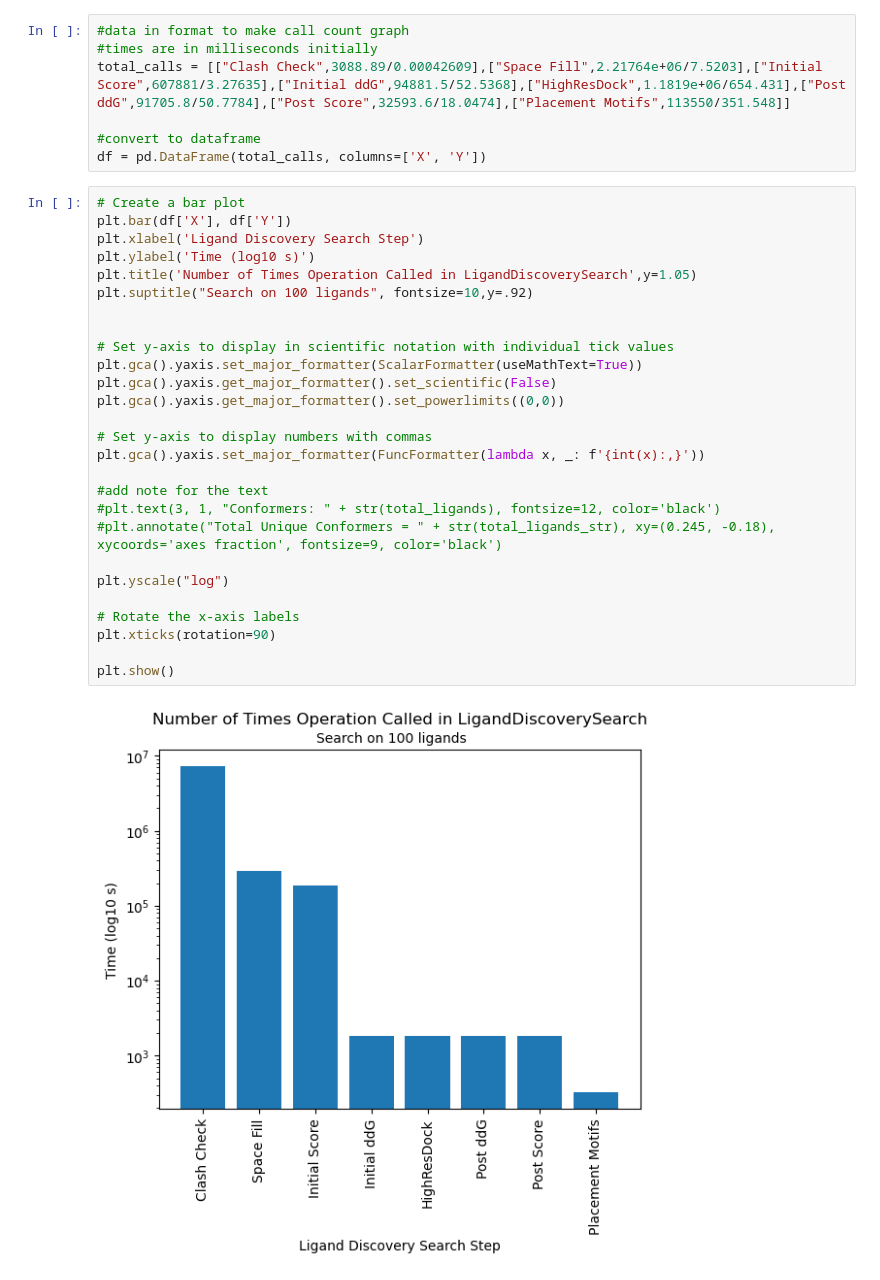
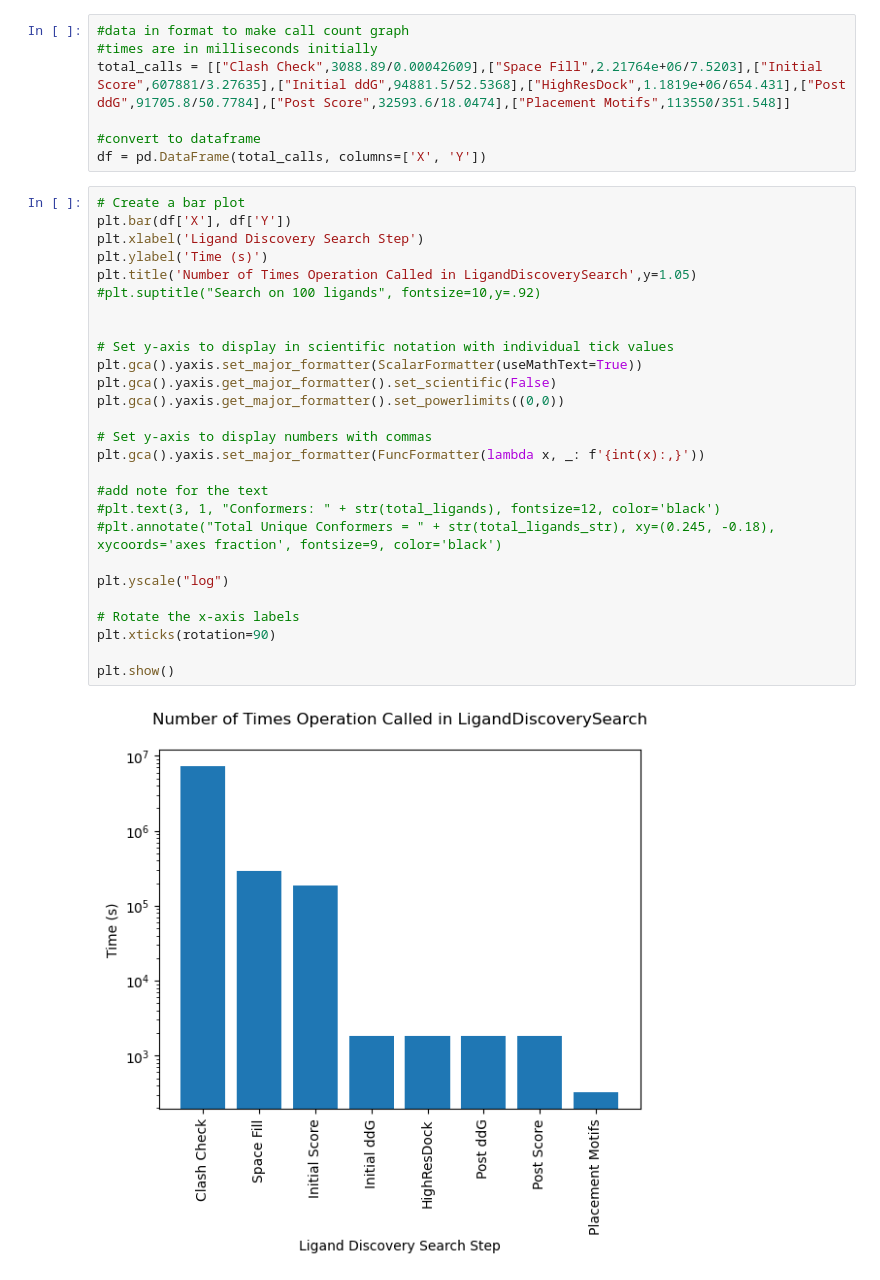
Before and after one commit to toadlover/ginsparg_thymelab_thesis, a Jupyter notebook: jupyter_notebooks/figure_making/LDS_breakpoint_timing.ipynb, the cells around one changed output. Cells and saved outputs as stored; diff of their text form.

```diff
--- a/jupyter_notebooks/figure_making/LDS_breakpoint_timing.ipynb
+++ b/jupyter_notebooks/figure_making/LDS_breakpoint_timing.ipynb
@@ -127,29 +127,29 @@ df = pd.DataFrame(total_calls, columns=['X', 'Y'])
 # %%
 # Create a bar plot
 plt.bar(df['X'], df['Y'])
 plt.xlabel('Ligand Discovery Search Step')
-plt.ylabel('Time (log10 s)')
+plt.ylabel('Time (s)')
 plt.title('Number of Times Operation Called in LigandDiscoverySearch',y=1.05)
-plt.suptitle("Search on 100 ligands", fontsize=10,y=.92)
+#plt.suptitle("Search on 100 ligands", fontsize=10,y=.92)
 
 
 # Set y-axis to display in scientific notation with individual tick values
 plt.gca().yaxis.set_major_formatter(ScalarFormatter(useMathText=True))
 plt.gca().yaxis.get_major_formatter().set_scientific(False)
 plt.gca().yaxis.get_major_formatter().set_powerlimits((0,0))
 
 # Set y-axis to display numbers with commas
 plt.gca().yaxis.set_major_formatter(FuncFormatter(lambda x, _: f'{int(x):,}'))
 
 #add note for the text
 #plt.text(3, 1, "Conformers: " + str(total_ligands), fontsize=12, color='black')
 #plt.annotate("Total Unique Conformers = " + str(total_ligands_str), xy=(0.245, -0.18), xycoords='axes fraction', fontsize=9, color='black')
 
 plt.yscale("log")
 
 # Rotate the x-axis labels
 plt.xticks(rotation=90)
 
 plt.show()
 # %% [output]
-[figure, old version]
+[figure, new version]
```
Also changed, not shown: parts of 2 cells of this notebook, 3 other files.
